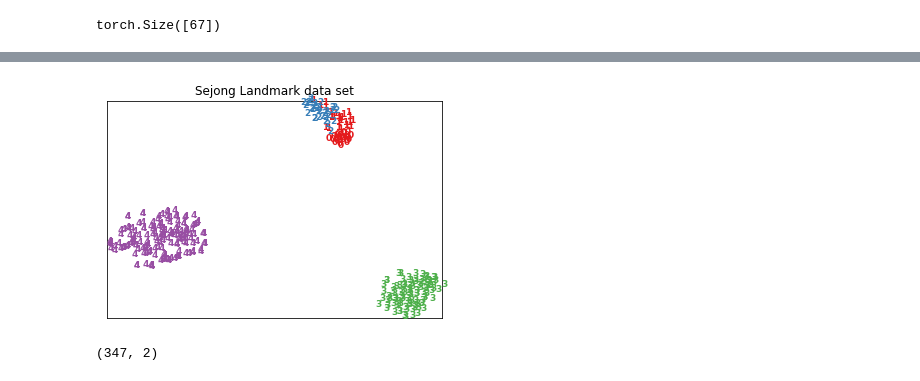
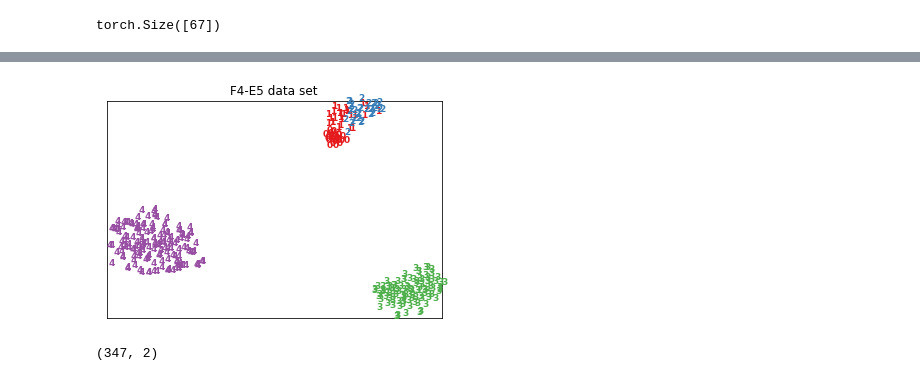
Before and after one commit to lacie-life/Solitude, a Jupyter notebook: Code/Place-Recognition/notebook/NetVLAD.ipynb, the cells around one changed output, grey strips where cells are left out. Saved outputs shown, nothing was run; the diff lists cells and outputs as text; code cells hidden in the pictures.

```diff
--- a/Code/Place-Recognition/notebook/NetVLAD.ipynb
+++ b/Code/Place-Recognition/notebook/NetVLAD.ipynb
@@ -351,7 +394,7 @@ model_49.pt         100%[===================>]  42,72M  7,18MB/s    in 6,0s
 
 2022-01-13 15:38:21 (7,17 MB/s) - ‘model_49.pt’ saved [44791031/44791031]
 # %%
-state_dict = torch.load('/home/jun/Data/F4-E5/models/model_46.pt')
+state_dict = torch.load('/home/jun/Data/F4-E5/models/model_49.pt')
 model.load_state_dict(state_dict)
 # %% [output]
 <All keys matched successfully>
@@ -397,7 +440,7 @@ def plot_embedding(X, y_t, title=None):
     if title is not None:
         plt.title(title)
 # %%
-check_index = 50
+check_index = 24
 # %%
 test_image.shape
 test_label.shape
@@ -452,8 +495,8 @@ Query image : 4
 # %%
-plot_embedding(X_tsne, Y_total,"Sejong Landmark data set")
+plot_embedding(X_tsne, Y_total,"F4-E5 data set")
 plt.show()
 # %% [output]
-[figure, old version]
+[figure, new version]
 # %%
 X_tsne.shape
 # %% [output]
```
Also changed, not shown: parts of 8 cells of this notebook, 10 other files.
